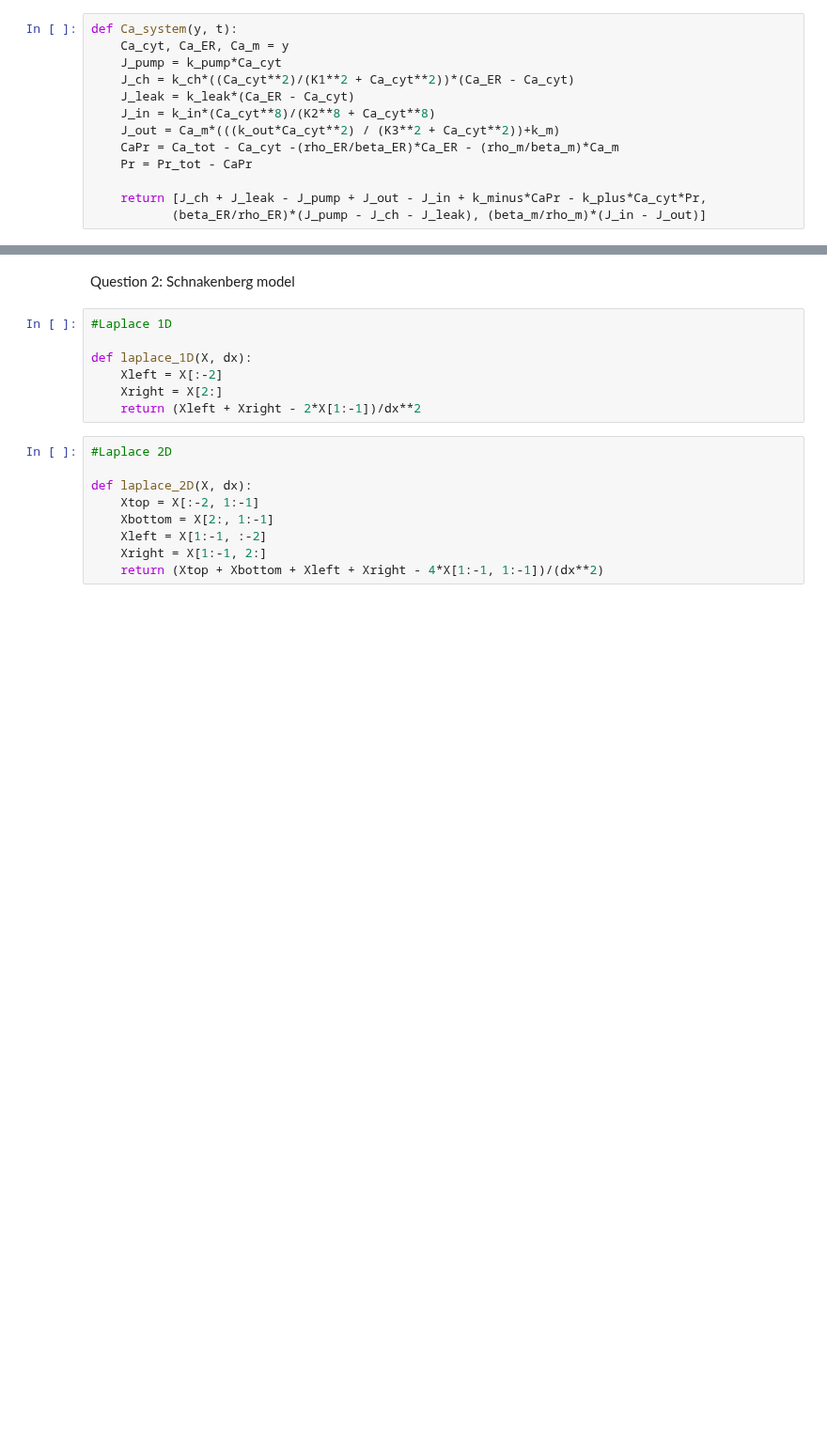
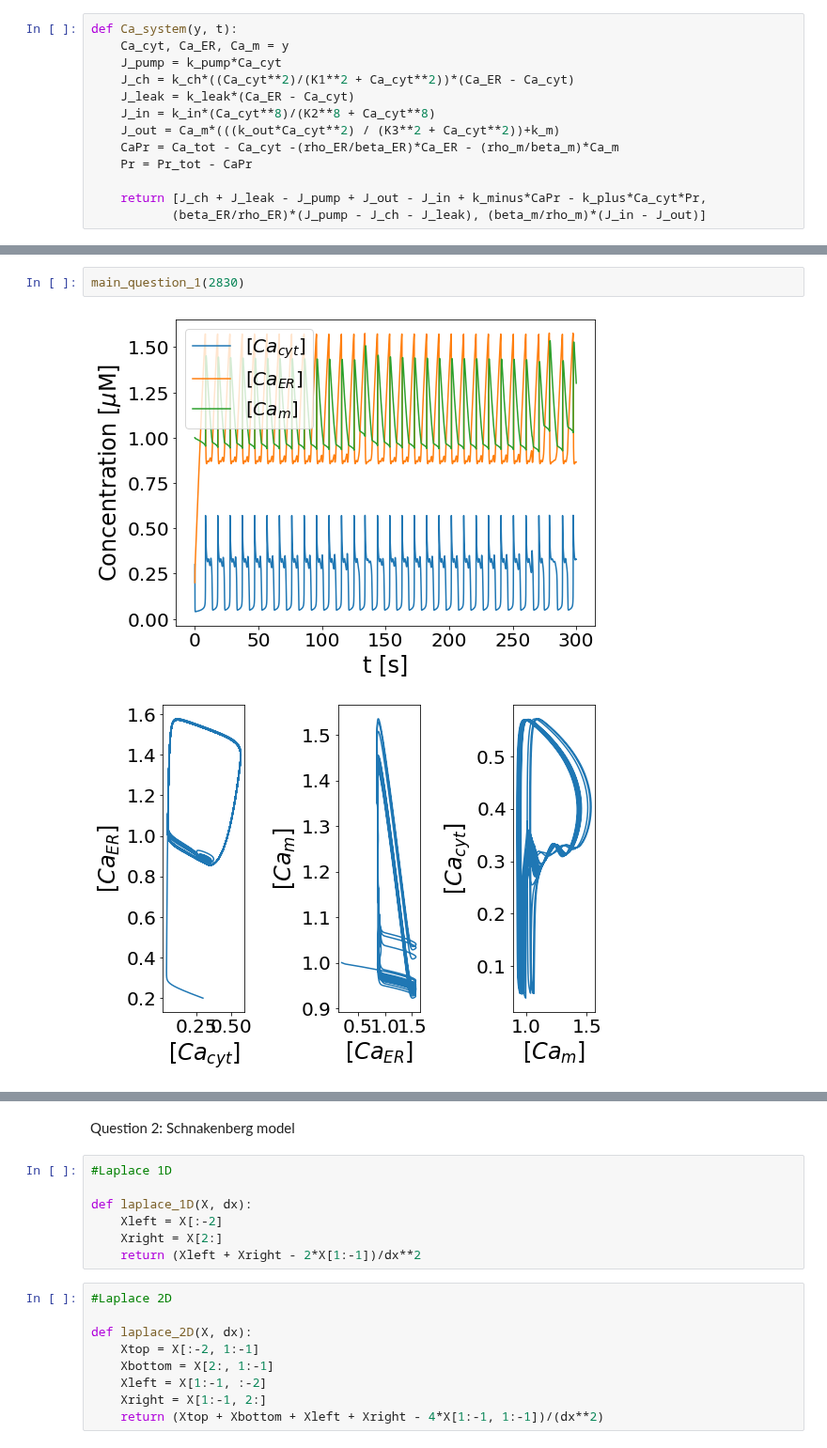
Before and after one commit to Nickvs99/ComputationalBiology, a Jupyter notebook: Set3/Assignment3.ipynb, the cells around one changed output, grey strips where cells are left out. Shown at 94% size. Saved outputs shown, nothing was run; the diff lists cells and outputs as text; blank space fills up the shorter version.

```diff
--- a/Set3/Assignment3.ipynb
+++ b/Set3/Assignment3.ipynb
@@ -48,0 +181,5 @@ def Ca_system(y, t):
+# %%
+main_question_1(2830)
+# %% [output]
+[figure, added]
+[figure, added]
```
Also changed, not shown: parts of 9 cells of this notebook.
